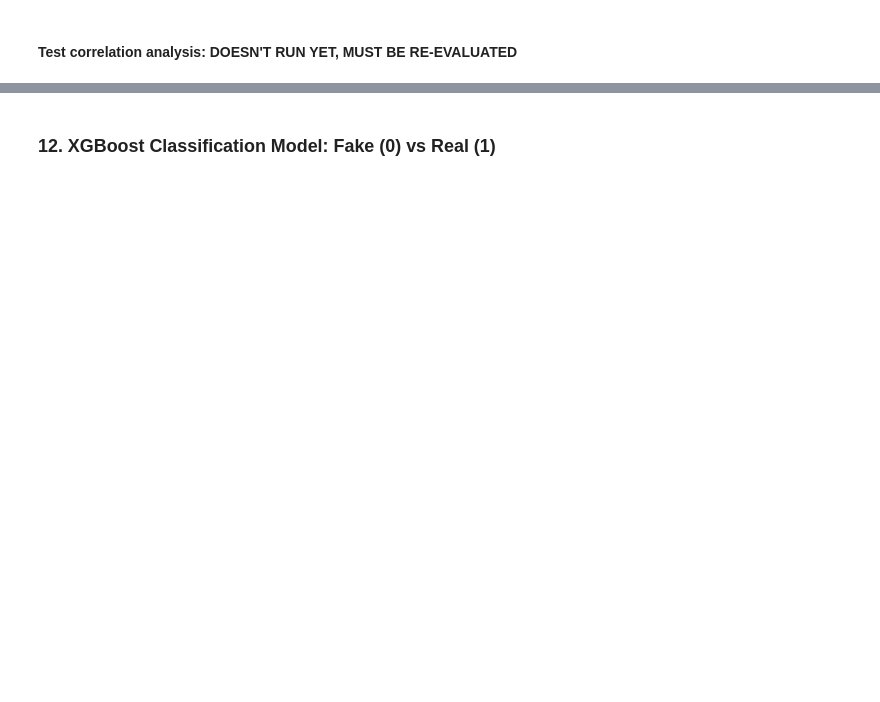
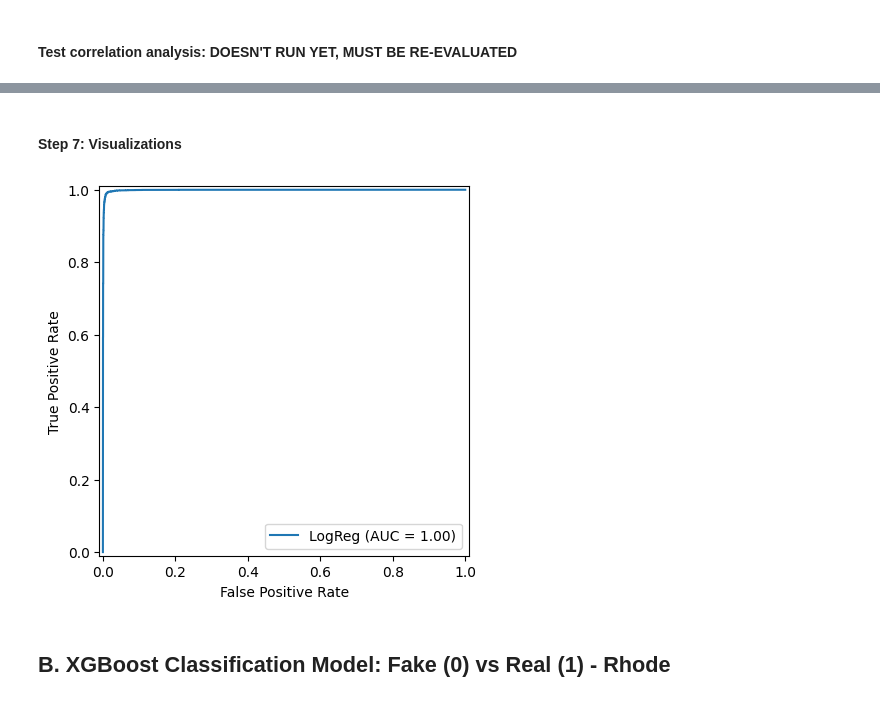
Before and after one commit to rhodemilk/fakeornah, a Jupyter notebook: FakeOrReal.ipynb, the cells around one changed output, grey strips where cells are left out. Cells and saved outputs as stored; diff of their text form; code cells hidden in the pictures; blank space fills up the shorter version.

```diff
--- a/FakeOrReal.ipynb
+++ b/FakeOrReal.ipynb
@@ -1146,0 +916,10 @@ Tokenizing and tagging text... (This might take a moment)
+# %%
+stop_words = set(stopwords.words('english'))
+
+def preprocess_text(text):
+    text = re.sub(r'[^a-zA-Z\s]', '', text.lower()) # Remove punctuation and lowercase
+    words = text.split() # Tokenization
+    words = [w for w in words if w not in stop_words] # Remove stopwords
+    return ' '.join(words) # Rejoin words
+
+df['cleaned_text'] = df['text'].apply(preprocess_text)
@@ -1146,0 +980,4 @@ Tokenizing and tagging text... (This might take a moment)
+# %%
+vectorizer = TfidfVectorizer(max_features=5000, ngram_range=(1,2)) # Vectorizes Text Data
+x = vectorizer.fit_transform(df['cleaned_text']) # Assigns text data to x
+y = df['label'] # Assigns labels to y
@@ -1146,0 +986,3 @@ Tokenizing and tagging text... (This might take a moment)
+# %%
+# Train-Test Split (70-30)
+x_train, x_test, y_train, y_test = train_test_split(x, y, test_size=0.3, random_state=42)
@@ -1146,0 +993,3 @@ Tokenizing and tagging text... (This might take a moment)
+# %%
+clf = LogisticRegression(max_iter=1_000, n_jobs=-1)
+clf.fit(x_train, y_train)
@@ -1147,5 +1023,17 @@ Tokenizing and tagging text... (This might take a moment)
+# %% [markdown]
+#### Step 7: Visualizations
+# %%
+y_prob = clf.predict_proba(x_test)[:,1]           # probability of class 1
+fpr, tpr, _ = roc_curve(y_test, y_prob)
+roc_auc = auc(fpr, tpr)
+
+RocCurveDisplay(fpr=fpr, tpr=tpr, roc_auc=roc_auc,
+                estimator_name='LogReg').plot()
+plt.show()
+# %% [output]
+[figure, added]
 # %% [markdown]
-### 12.  XGBoost Classification Model: Fake (0) vs Real (1)
+## B.  XGBoost Classification Model: Fake (0) vs Real (1) - Rhode
 # %%
 # 5. XGBoost Classification Model: Fake (0) vs Real (1)
 
```
Also changed, not shown: parts of 84 cells of this notebook, 12 other files.
